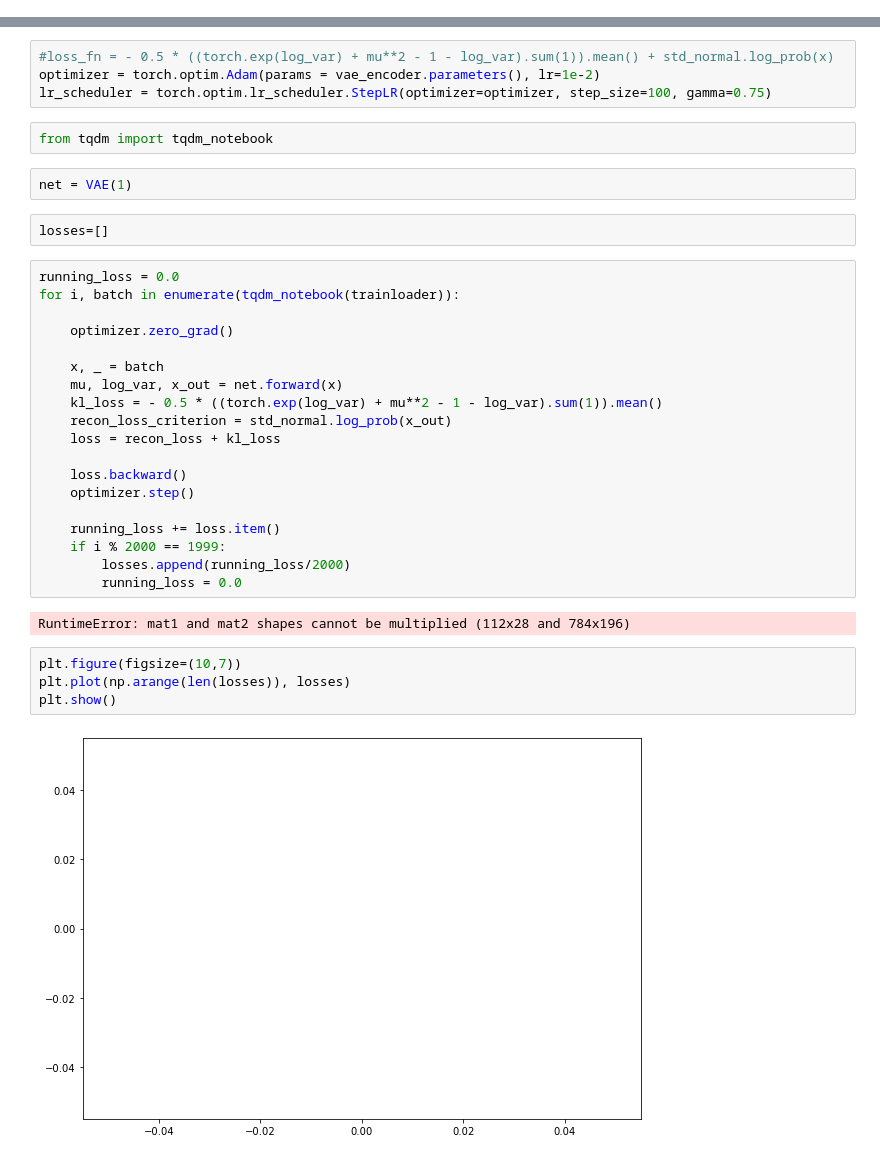
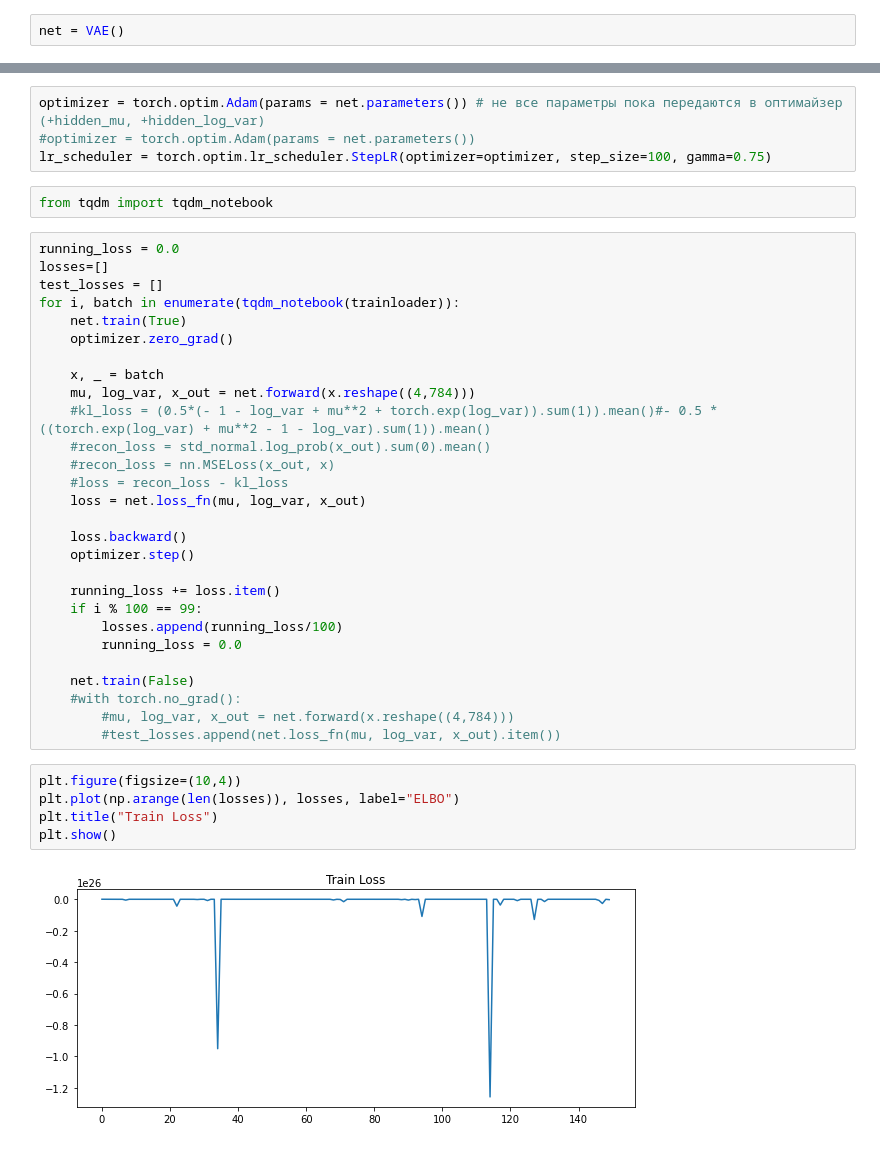
Before and after one commit to nkotelevskii/vi_mcmc_workaround, a Jupyter notebook: notebooks/VAE.ipynb, the cells around one changed output, grey strips where cells are left out. Cells and saved outputs as stored; diff of their text form.

```diff
--- a/notebooks/VAE.ipynb
+++ b/notebooks/VAE.ipynb
@@ -100,39 +106,45 @@ vae_encoder = VAE().encoder
+# %%
+net = VAE()
 # %% [markdown]
 ![image.png](attachment:image.png)
 # %%
-#loss_fn = - 0.5 * ((torch.exp(log_var) + mu**2 - 1 - log_var).sum(1)).mean() + std_normal.log_prob(x)
-optimizer = torch.optim.Adam(params = vae_encoder.parameters(), lr=1e-2)
+optimizer = torch.optim.Adam(params = net.parameters()) # не все параметры пока передаются в оптимайзер (+hidden_mu, +hidden_log_var)
+#optimizer = torch.optim.Adam(params = net.parameters())
 lr_scheduler = torch.optim.lr_scheduler.StepLR(optimizer=optimizer, step_size=100, gamma=0.75)
 # %%
 from tqdm import tqdm_notebook
-# %%
-net = VAE(1)
-# %%
-losses=[]
 # %%
 running_loss = 0.0
+losses=[]
+test_losses = []
 for i, batch in enumerate(tqdm_notebook(trainloader)):
-
+    net.train(True)
     optimizer.zero_grad()
 
     x, _ = batch
-    mu, log_var, x_out = net.forward(x)
-    kl_loss = - 0.5 * ((torch.exp(log_var) + mu**2 - 1 - log_var).sum(1)).mean()
-    recon_loss_criterion = std_normal.log_prob(x_out)
-    loss = recon_loss + kl_loss
+    mu, log_var, x_out = net.forward(x.reshape((4,784)))
+    #kl_loss = (0.5*(- 1 - log_var + mu**2 + torch.exp(log_var)).sum(1)).mean()#- 0.5 * ((torch.exp(log_var) + mu**2 - 1 - log_var).sum(1)).mean()
+    #recon_loss = std_normal.log_prob(x_out).sum(0).mean()
+    #recon_loss = nn.MSELoss(x_out, x)
+    #loss = recon_loss - kl_loss
+    loss = net.loss_fn(mu, log_var, x_out)
 
     loss.backward()
     optimizer.step()
 
     running_loss += loss.item()
-    if i % 2000 == 1999:
-        losses.append(running_loss/2000)
+    if i % 100 == 99:
+        losses.append(running_loss/100)
         running_loss = 0.0
+
+    net.train(False)
+    #with torch.no_grad():
+        #mu, log_var, x_out = net.forward(x.reshape((4,784)))
+        #test_losses.append(net.loss_fn(mu, log_var, x_out).item())
-# %% [output]
-RuntimeError: mat1 and mat2 shapes cannot be multiplied (112x28 and 784x196)
 # %%
-plt.figure(figsize=(10,7))
-plt.plot(np.arange(len(losses)), losses)
+plt.figure(figsize=(10,4))
+plt.plot(np.arange(len(losses)), losses, label="ELBO")
+plt.title("Train Loss")
 plt.show()
 # %% [output]
-[figure, old version]
+[figure, new version]
```
Also changed, not shown: parts of 5 cells of this notebook.
